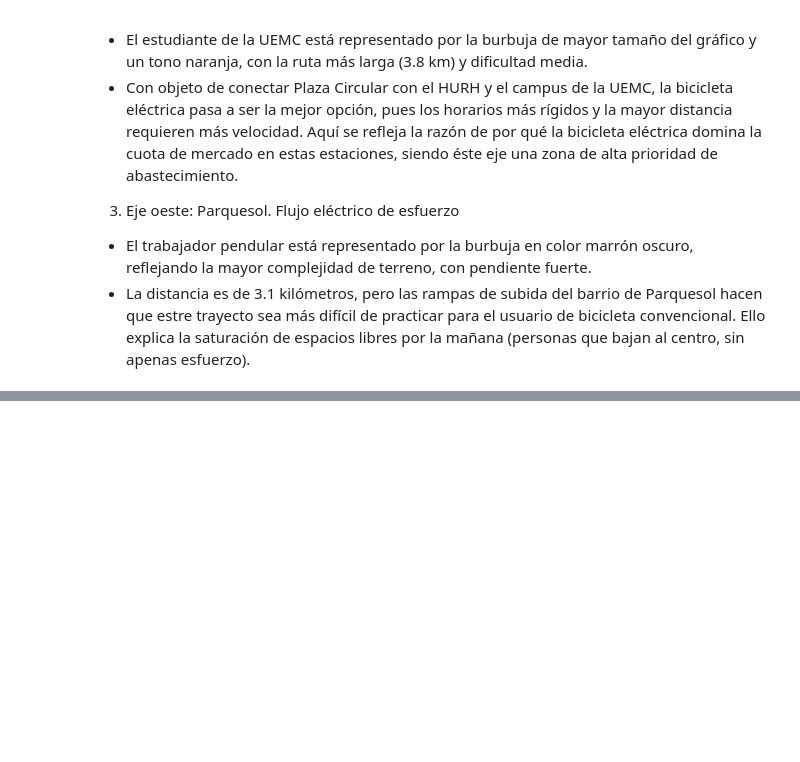
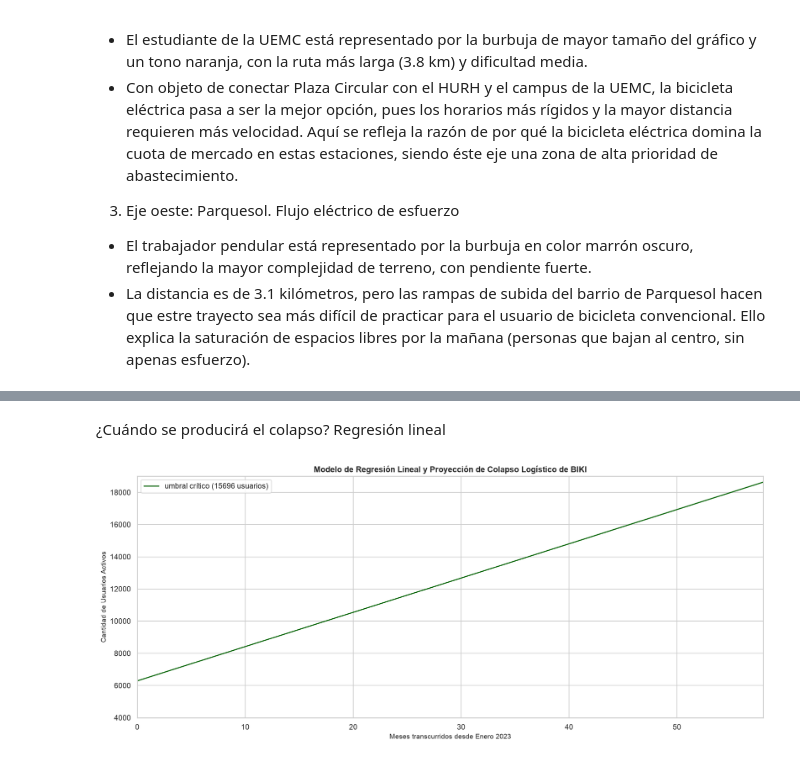
Before and after one commit to adrianamorchons/estudio_bicicletas_biki_valladolid, a Jupyter notebook: analisis_servicio_biki_valladolid.ipynb, the cells around one changed output, grey strips where cells are left out. Saved outputs shown, nothing was run; the diff lists cells and outputs as text; code cells hidden in the pictures; blank space fills up the shorter version.

```diff
--- a/analisis_servicio_biki_valladolid.ipynb
+++ b/analisis_servicio_biki_valladolid.ipynb
@@ -878,0 +1735,3 @@ fig_dist.show()
+# %% [markdown]
+¿Cuándo se producirá el colapso?
+Regresión lineal
@@ -878,0 +1749,35 @@ fig_dist.show()
+# %%
+import numpy as np
+import matplotlib.pyplot as plt
+import io
+import base64
+from IPython.display import display, Image
+
+indice_meses = [1,2,3,4,5,6,7,8,9,10,11,12,13,14,15,16,17,18,19,20,21,22,23,24,25,26,27,28,29,30,31,32,33,34,35,36,37,38,39,40,41,42]
+usuarios_reales = [5331, 6167, 6951, 7282, 7533, 7794, 7916, 9074, 9107, 9004, 9027, 9067, 9329, 9396, 9578, 9618, 9930, 10009, 10258, 11297, 10711, 10811, 10725, 10644, 10421, 10217, 10362, 10777, 11805, 11224, 11378, 15564, 15620, 15192, 15176, 15042, 14671, 13834, 14269, 14504, 14801, 14859]
+
+slope = 212.89
+intercept = 6286.53
+umbral_usuarios = 15696
+mes_colapso_index = 44.2
+
+proyeccion_meses = np.arange(0,60)
+predict_usuarios = slope * proyeccion_meses + intercept
+plt.plot(proyeccion_meses, predict_usuarios, color='darkgreen', linestyle='-', label=f'umbral crítico ({umbral_usuarios} usuarios)')
+plt.title('Modelo de Regresión Lineal y Proyección de Colapso Logístico de BIKI', fontsize=12, fontweight='bold')
+plt.xlabel('Meses transcurridos desde Enero 2023', fontsize=10)
+plt.ylabel('Cantidad de Usuarios Activos', fontsize=10)
+
+plt.xlim(0, 58)
+plt.ylim(4000, 19000)
+plt.legend(loc='upper left')
+plt.tight_layout()
+
+buf = io.BytesIO()
+plt.savefig(buf, format='png', bbox_inches='tight', dpi=150)
+buf.seek(0)
+base64_str = base64.b64encode(buf.read()).decode('utf-8')
+display(Image(data=buf.getvalue()))
+plt.close()
+# %% [output]
+[figure, added]
```
Also changed, not shown: parts of 38 cells of this notebook.
